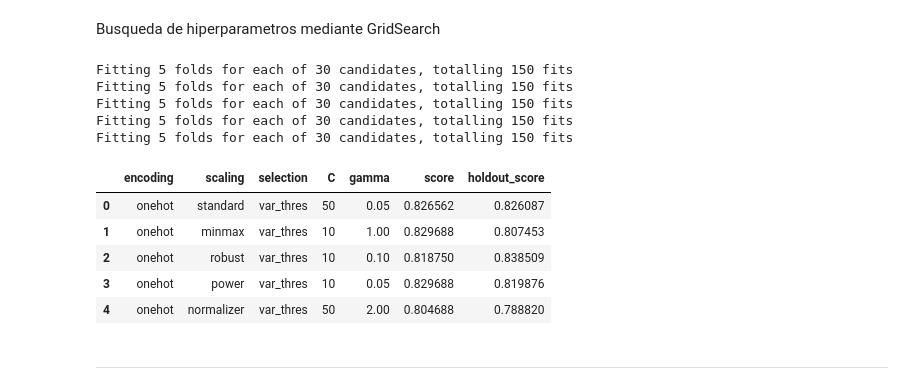
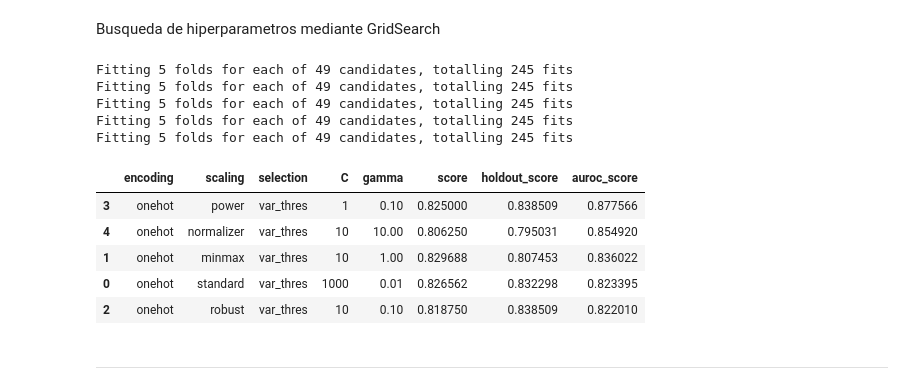
Before and after one commit to jalbarrac/datos-tp, a Jupyter notebook: TP2.ipynb, the cells around one changed output. Drawn from its saved outputs; the diff is of its cells as text; code cells hidden in the pictures.

```diff
--- a/TP2.ipynb
+++ b/TP2.ipynb
@@ -199,6 +199,13 @@ datos = [
     [X_train_d, X_test_d, y_train_d, y_test_d, 'onehot', 'power', 'var_thres'],
     [X_train_e, X_test_e, y_train_e, y_test_e, 'onehot', 'normalizer', 'var_thres']
 ]
+
+datos_nb = [
+    [X_train_b, X_test_b, y_train_b, y_test_b, 'onehot', 'minmax', 'var_thres'],
+    [X_train_e, X_test_e, y_train_e, y_test_e, 'onehot', 'normalizer', 'var_thres']
+]
+
+mejores_modelos = []
 # %% [markdown]
 ---
 # %% [markdown]
@@ -206,19 +213,36 @@ datos = [
 # %%
 def aplicar_gscv(gscv, columnas):
     metricas = []
-    for conjunto in datos:
+    mejor_roc_auc = -1
+    mejor_modelo = None
 
-        gs_results = gscv.fit(conjunto[0], conjunto[2]) #X_train e y_train, respectivamente
+    for conjunto in datos: #pruebo 5 conjuntos de datos, cada uno con distintos preprocesamientos
+
+        gridsearch_resultados = gscv.fit(conjunto[0], conjunto[2]) #X_train e y_train, respectivamente
         row = []
         row.append(conjunto[4]) #encoding
         row.append(conjunto[5]) #scaling
         row.append(conjunto[6]) #selection
 
-        for key in gs_results.best_params_:
-            row.append(gs_results.best_params_[key])
-        row.append(gs_results.best_score_)
-        row.append(gs_results.score(conjunto[1], conjunto[3]))
+        for key in gridsearch_resultados.best_params_:
+            row.append(gridsearch_resultados.best_params_[key]) #Agregar el mejor valor de cada parametro testeado
+        row.append(gridsearch_resultados.best_score_)           #Agregar mejor score
+        row.append(gridsearch_resultados.score(conjunto[1], conjunto[3]))  #Agregar score con holdout
+
+        #roc_auc
+        roc_auc = roc_auc_score(conjunto[3], gridsearch_resultados.best_estimator_.predict_proba(conjunto[1])[:, 1])
+
+        #if(roc_auc > mejor_roc_auc):
+        #    mejor_roc_auc = roc_auc
+        #    mejor_modelo = gridsearch_resultados.best_estimator_
+
+        row.append(roc_auc)
+
+        mejores_modelos.append(gridsearch_resultados.best_estimator_)
+
         metricas.append(row)
 
+    #mejores_modelos.append(mejor_modelo)
     resultados = pd.DataFrame(metricas, columns=columnas)
+    resultados.sort_values(by='auroc_score', inplace=True, ascending=False)
     display(resultados)
@@ -603,36 +682,36 @@ dd
 # %% [markdown]
 Busqueda de hiperparametros mediante GridSearch
 # %%
-clf_svc = svm.SVC(kernel='rbf')
+clf_svc = svm.SVC(kernel='rbf', probability=True)
 
 svc_grid_params = {
-    'C' : [0.01, 0.1, 1, 10, 50],
-    'gamma': [0.05, 0.1, 0.5, 1.0, 1.5, 2.0]
+    'C' : [0.001, 0.01, 0.1, 1, 10, 100, 1000],
+    'gamma': [0.001, 0.01, 0.1, 1, 10, 100, 1000]
 }
 
 gs = model_selection.GridSearchCV(
     clf_svc,
     svc_grid_params,
     verbose = 3,
     cv = 5,
     n_jobs = -1
 )
 
-columnas=['encoding','scaling','selection','C', 'gamma', 'score', 'holdout_score']
+columnas=['encoding','scaling','selection','C', 'gamma', 'score', 'holdout_score', 'auroc_score']
 
 aplicar_gscv(gs, columnas)
 # %% [output]
-Fitting 5 folds for each of 30 candidates, totalling 150 fits
-Fitting 5 folds for each of 30 candidates, totalling 150 fits
-Fitting 5 folds for each of 30 candidates, totalling 150 fits
-Fitting 5 folds for each of 30 candidates, totalling 150 fits
-Fitting 5 folds for each of 30 candidates, totalling 150 fits
+Fitting 5 folds for each of 49 candidates, totalling 245 fits
+Fitting 5 folds for each of 49 candidates, totalling 245 fits
+Fitting 5 folds for each of 49 candidates, totalling 245 fits
+Fitting 5 folds for each of 49 candidates, totalling 245 fits
+Fitting 5 folds for each of 49 candidates, totalling 245 fits
-|  | encoding | scaling | selection | C | gamma | score | holdout_score |
-| 0 | onehot | standard | var_thres | 50 | 0.05 | 0.826562 | 0.826087 |
-| 1 | onehot | minmax | var_thres | 10 | 1.00 | 0.829688 | 0.807453 |
-| 2 | onehot | robust | var_thres | 10 | 0.10 | 0.818750 | 0.838509 |
-| 3 | onehot | power | var_thres | 10 | 0.05 | 0.829688 | 0.819876 |
-| 4 | onehot | normalizer | var_thres | 50 | 2.00 | 0.804688 | 0.788820 |
+|  | encoding | scaling | selection | C | gamma | score | holdout_score | auroc_score |
+| 3 | onehot | power | var_thres | 1 | 0.10 | 0.825000 | 0.838509 | 0.877566 |
+| 4 | onehot | normalizer | var_thres | 10 | 10.00 | 0.806250 | 0.795031 | 0.854920 |
+| 1 | onehot | minmax | var_thres | 10 | 1.00 | 0.829688 | 0.807453 | 0.836022 |
+| 0 | onehot | standard | var_thres | 1000 | 0.01 | 0.826562 | 0.832298 | 0.823395 |
+| 2 | onehot | robust | var_thres | 10 | 0.10 | 0.818750 | 0.838509 | 0.822010 |
 # %% [markdown]
 ---
 # %% [markdown]
```
Also changed, not shown: parts of 33 cells of this notebook.
